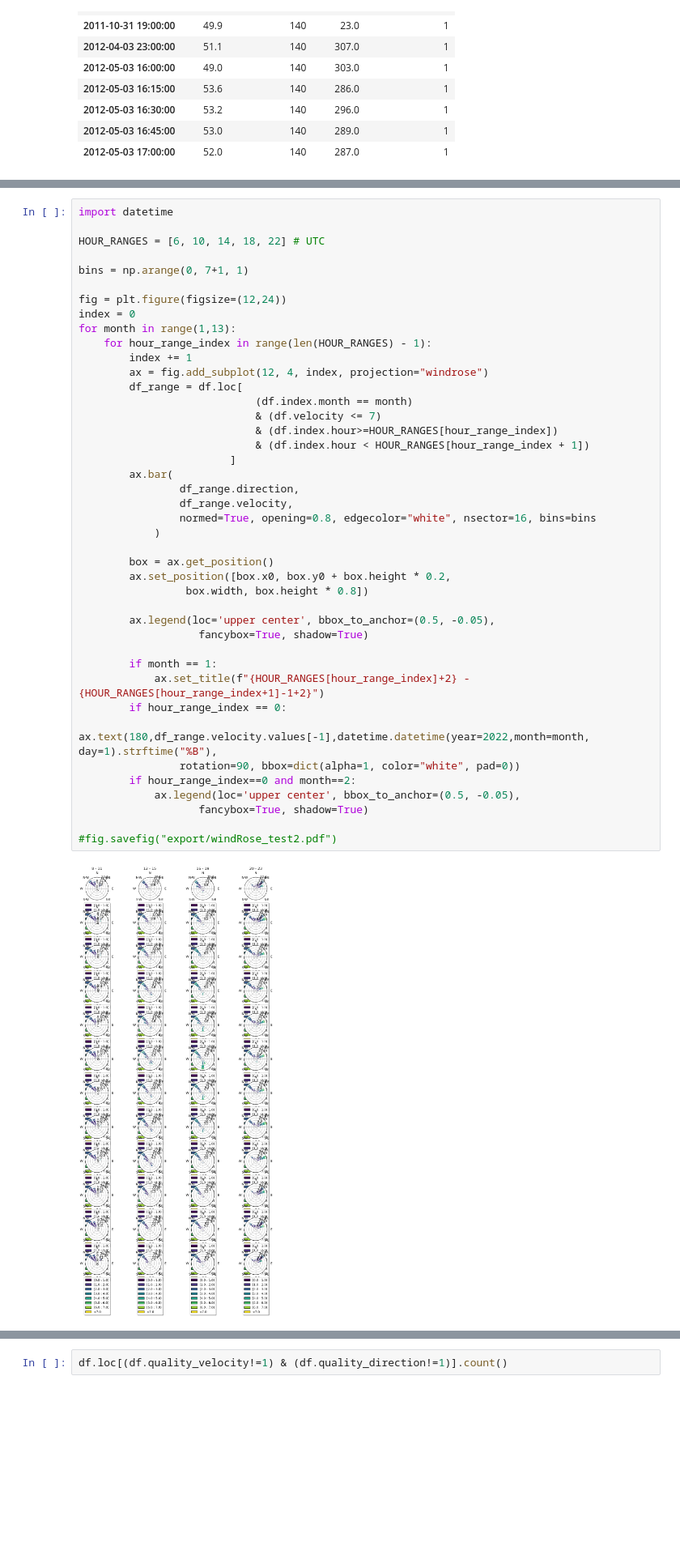
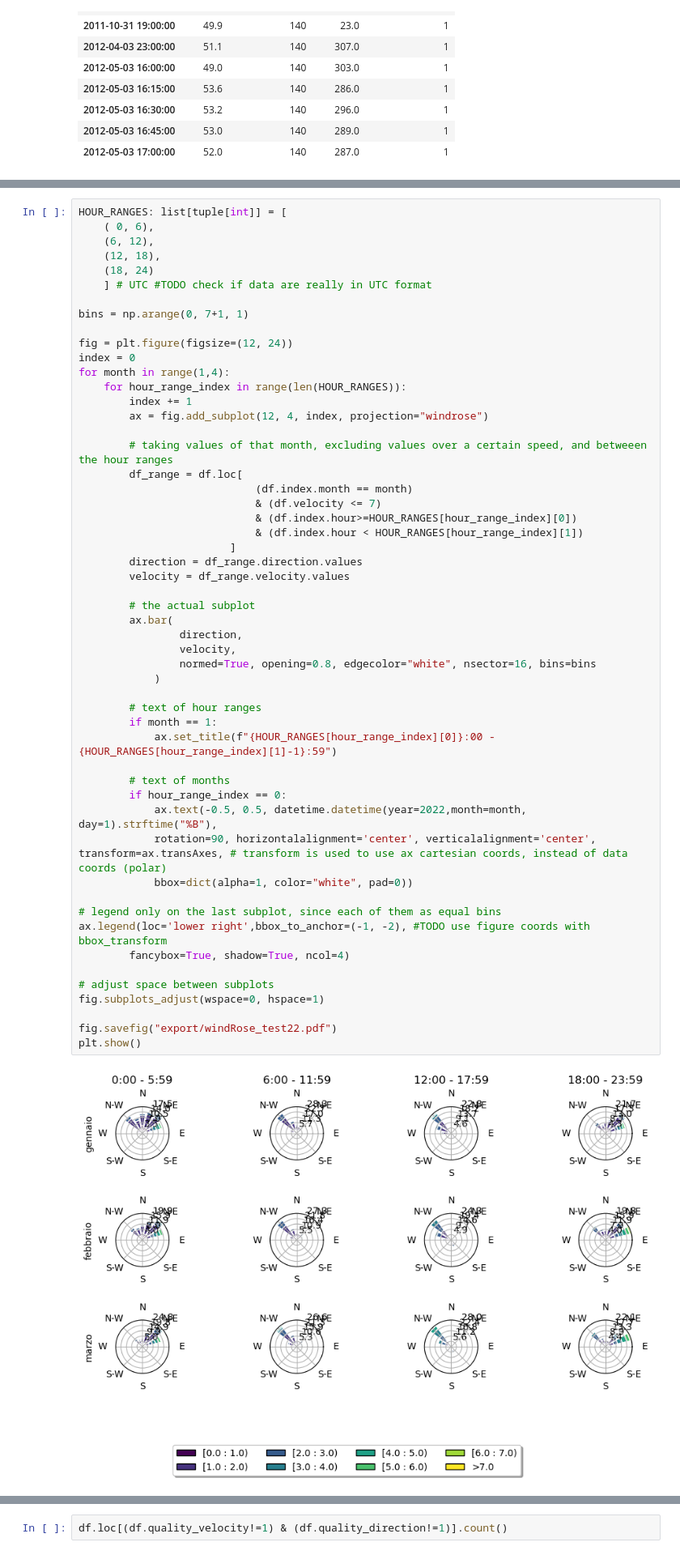
Before and after one commit to sononicola/Solar-and-Wind-Rose-Diagram, a Jupyter notebook: windRose.ipynb, the cells around one changed output, grey strips where cells are left out. Shown at 81% size. Drawn from its saved outputs; the diff is of its cells as text; blank space fills up the shorter version.

```diff
--- a/windRose.ipynb
+++ b/windRose.ipynb
@@ -228,47 +231,58 @@ df.loc[df.velocity >= 7]
 # %%
-import datetime
-
-HOUR_RANGES = [6, 10, 14, 18, 22] # UTC
+HOUR_RANGES: list[tuple[int]] = [
+    ( 0, 6),
+    (6, 12),
+    (12, 18),
+    (18, 24)
+    ] # UTC #TODO check if data are really in UTC format
 
 bins = np.arange(0, 7+1, 1)
 
-fig = plt.figure(figsize=(12,24))
+fig = plt.figure(figsize=(12, 24))
 index = 0
-for month in range(1,13):
-    for hour_range_index in range(len(HOUR_RANGES) - 1):
+for month in range(1,4):
+    for hour_range_index in range(len(HOUR_RANGES)):
         index += 1
         ax = fig.add_subplot(12, 4, index, projection="windrose")
+
+        # taking values of that month, excluding values over a certain speed, and betweeen the hour ranges
         df_range = df.loc[
                             (df.index.month == month)
                             & (df.velocity <= 7)
-                            & (df.index.hour>=HOUR_RANGES[hour_range_index])
-                            & (df.index.hour < HOUR_RANGES[hour_range_index + 1])
+                            & (df.index.hour>=HOUR_RANGES[hour_range_index][0])
+                            & (df.index.hour < HOUR_RANGES[hour_range_index][1])
                         ]
+        direction = df_range.direction.values
+        velocity = df_range.velocity.values
+
+        # the actual subplot
         ax.bar(
-                df_range.direction,
-                df_range.velocity,
+                direction,
+                velocity,
                 normed=True, opening=0.8, edgecolor="white", nsector=16, bins=bins
             )
 
-        box = ax.get_position()
-        ax.set_position([box.x0, box.y0 + box.height * 0.2,
-                 box.width, box.height * 0.8])
+        # text of hour ranges
+        if month == 1:
+            ax.set_title(f"{HOUR_RANGES[hour_range_index][0]}:00 - {HOUR_RANGES[hour_range_index][1]-1}:59")
 
-        ax.legend(loc='upper center', bbox_to_anchor=(0.5, -0.05),
-                   fancybox=True, shadow=True)
+        # text of months
+        if hour_range_index == 0:
+            ax.text(-0.5, 0.5, datetime.datetime(year=2022,month=month, day=1).strftime("%B"),
+            rotation=90, horizontalalignment='center', verticalalignment='center', transform=ax.transAxes, # transform is used to use ax cartesian coords, instead of data coords (polar)
+            bbox=dict(alpha=1, color="white", pad=0))
 
-        if month == 1:
-            ax.set_title(f"{HOUR_RANGES[hour_range_index]+2} - {HOUR_RANGES[hour_range_index+1]-1+2}")
-        if hour_range_index == 0:
-            ax.text(180,df_range.velocity.values[-1],datetime.datetime(year=2022,month=month, day=1).strftime("%B"),
-                rotation=90, bbox=dict(alpha=1, color="white", pad=0))
-        if hour_range_index==0 and month==2:
-            ax.legend(loc='upper center', bbox_to_anchor=(0.5, -0.05),
-                   fancybox=True, shadow=True)
+# legend only on the last subplot, since each of them as equal bins
+ax.legend(loc='lower right',bbox_to_anchor=(-1, -2), #TODO use figure coords with bbox_transform
+        fancybox=True, shadow=True, ncol=4)
 
-#fig.savefig("export/windRose_test2.pdf")
+# adjust space between subplots
+fig.subplots_adjust(wspace=0, hspace=1)
+
+fig.savefig("export/windRose_test22.pdf")
+plt.show()
 # %% [output]
-[figure, old version]
+[figure, new version]
 # %%
 fig = plt.figure(figsize=(21/2.54,29.7/2.54), tight_layout=True)
 for hour in range(0,24):
```
Also changed, not shown: parts of 8 cells of this notebook.
